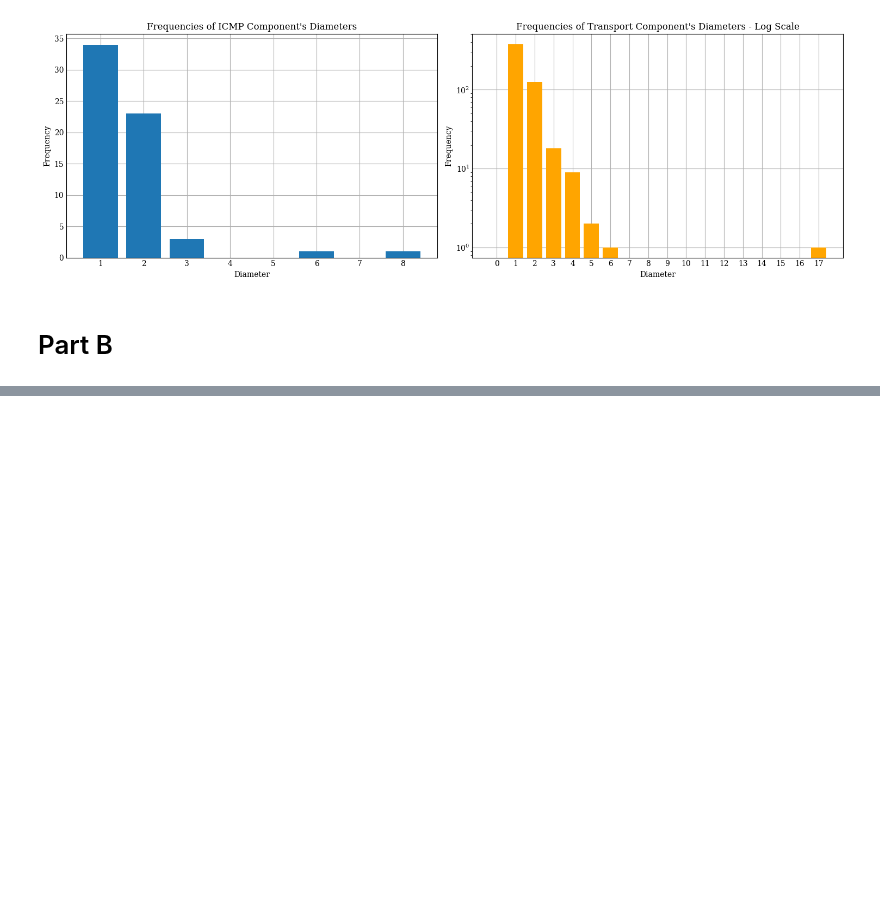
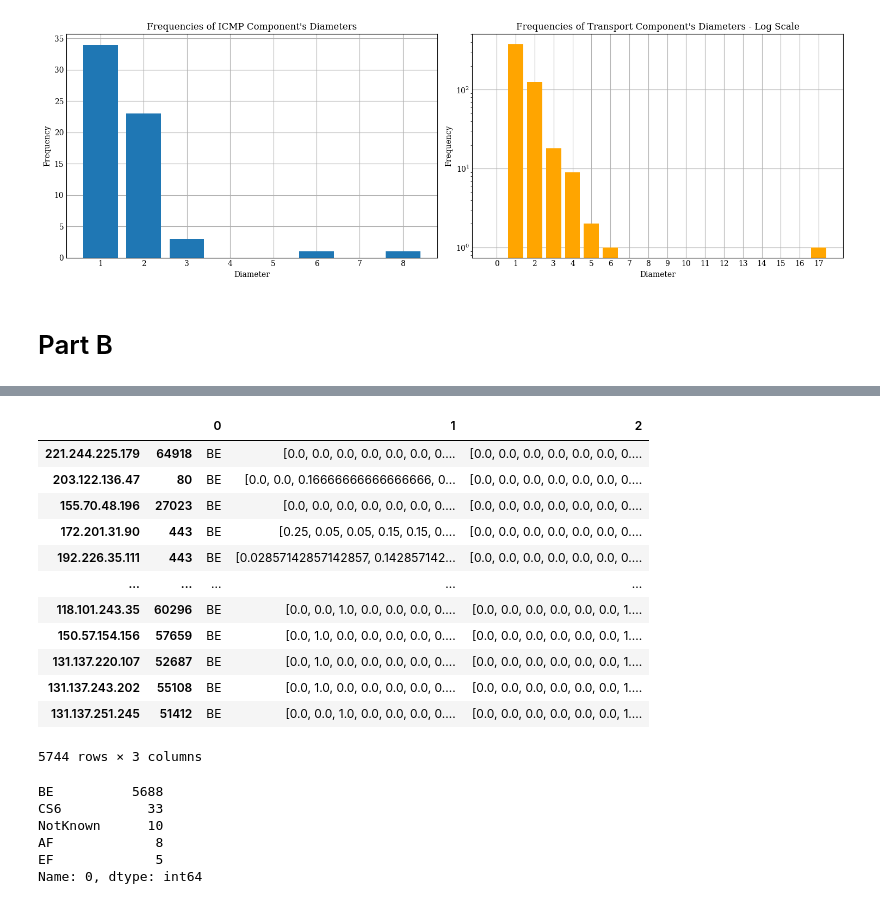
Before and after one commit to ericrubia99/NBD_Lab, a Jupyter notebook: Project.ipynb, the cells around one changed output, grey strips where cells are left out. Saved outputs shown, nothing was run; the diff lists cells and outputs as text; code cells hidden in the pictures; blank space fills up the shorter version.

```diff
--- a/Project.ipynb
+++ b/Project.ipynb
@@ -1020,4 +1023,27 @@ aux=pd.DataFrame.from_dict(dict_rows)
 pd.to_pickle(aux,'Flows.pkl')
 # %%
 dataFlow=pd.read_pickle('Flows.pkl')
-dataFlow
+dataFlow.T
+# %% [output]
+|  |  | 0 | 1 | 2 |
+| 221.244.225.179 | 64918 | BE | [0.0, 0.0, 0.0, 0.0, 0.0, 0.0, 0.... | [0.0, 0.0, 0.0, 0.0, 0.0, 0.0, 0.... |
+| 203.122.136.47 | 80 | BE | [0.0, 0.0, 0.16666666666666666, 0... | [0.0, 0.0, 0.0, 0.0, 0.0, 0.0, 0.... |
+| 155.70.48.196 | 27023 | BE | [0.0, 0.0, 0.0, 0.0, 0.0, 0.0, 0.... | [0.0, 0.0, 0.0, 0.0, 0.0, 0.0, 0.... |
+| 172.201.31.90 | 443 | BE | [0.25, 0.05, 0.05, 0.15, 0.15, 0.... | [0.0, 0.0, 0.0, 0.0, 0.0, 0.0, 0.... |
+| 192.226.35.111 | 443 | BE | [0.02857142857142857, 0.142857142... | [0.0, 0.0, 0.0, 0.0, 0.0, 0.0, 0.... |
+| ... | ... | ... | ... | ... |
+| 118.101.243.35 | 60296 | BE | [0.0, 0.0, 1.0, 0.0, 0.0, 0.0, 0.... | [0.0, 0.0, 0.0, 0.0, 0.0, 0.0, 1.... |
+| 150.57.154.156 | 57659 | BE | [0.0, 1.0, 0.0, 0.0, 0.0, 0.0, 0.... | [0.0, 0.0, 0.0, 0.0, 0.0, 0.0, 1.... |
+| 131.137.220.107 | 52687 | BE | [0.0, 1.0, 0.0, 0.0, 0.0, 0.0, 0.... | [0.0, 0.0, 0.0, 0.0, 0.0, 0.0, 1.... |
+| 131.137.243.202 | 55108 | BE | [0.0, 1.0, 0.0, 0.0, 0.0, 0.0, 0.... | [0.0, 0.0, 0.0, 0.0, 0.0, 0.0, 1.... |
+| 131.137.251.245 | 51412 | BE | [0.0, 0.0, 1.0, 0.0, 0.0, 0.0, 0.... | [0.0, 0.0, 0.0, 0.0, 0.0, 0.0, 1.... |
+5744 rows × 3 columns
+# %%
+dataFlow.iloc[0,:].value_counts()
+# %% [output]
+BE          5688
+CS6           33
+NotKnown      10
+AF             8
+EF             5
+Name: 0, dtype: int64
```
Also changed, not shown: parts of 1 cell of this notebook.
